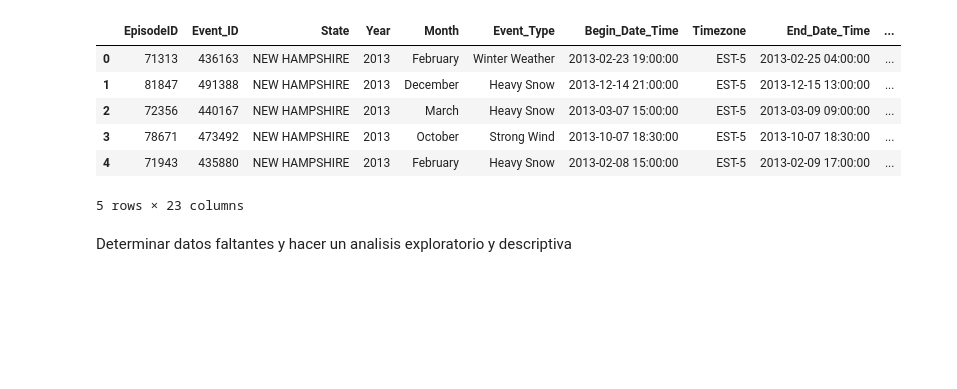
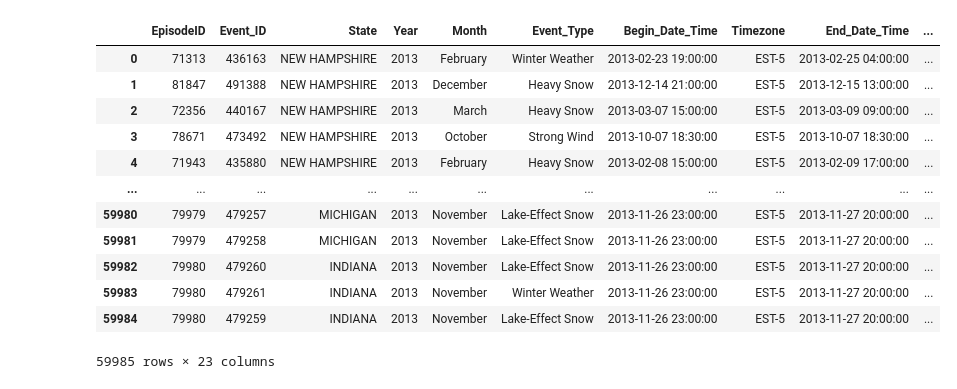
Before and after one commit to rauldgarcia/Data_analysis, a Jupyter notebook: CLASS 1/class_14.ipynb, the cells around one changed output. Drawn from its saved outputs; the diff is of its cells as text; code cells hidden in the pictures; blank space fills up the shorter version.

```diff
--- a/CLASS 1/class_14.ipynb
+++ b/CLASS 1/class_14.ipynb
@@ -5,15 +5,18 @@ import matplotlib.pyplot as plt
 import seaborn as sns
 # %%
 storms2013 = pd.read_csv('StormEvents_2013.csv')
-storms2013.head()
+storms2013
 # %% [output]
 |  | EpisodeID | Event_ID | State | Year | Month | Event_Type | Begin_Date_Time | Timezone | End_Date_Time | ... |
 | 0 | 71313 | 436163 | NEW HAMPSHIRE | 2013 | February | Winter Weather | 2013-02-23 19:00:00 | EST-5 | 2013-02-25 04:00:00 | ... |
 | 1 | 81847 | 491388 | NEW HAMPSHIRE | 2013 | December | Heavy Snow | 2013-12-14 21:00:00 | EST-5 | 2013-12-15 13:00:00 | ... |
 | 2 | 72356 | 440167 | NEW HAMPSHIRE | 2013 | March | Heavy Snow | 2013-03-07 15:00:00 | EST-5 | 2013-03-09 09:00:00 | ... |
 | 3 | 78671 | 473492 | NEW HAMPSHIRE | 2013 | October | Strong Wind | 2013-10-07 18:30:00 | EST-5 | 2013-10-07 18:30:00 | ... |
 | 4 | 71943 | 435880 | NEW HAMPSHIRE | 2013 | February | Heavy Snow | 2013-02-08 15:00:00 | EST-5 | 2013-02-09 17:00:00 | ... |
+| ... | ... | ... | ... | ... | ... | ... | ... | ... | ... | ... |
+| 59980 | 79979 | 479257 | MICHIGAN | 2013 | November | Lake-Effect Snow | 2013-11-26 23:00:00 | EST-5 | 2013-11-27 20:00:00 | ... |
+| 59981 | 79979 | 479258 | MICHIGAN | 2013 | November | Lake-Effect Snow | 2013-11-26 23:00:00 | EST-5 | 2013-11-27 20:00:00 | ... |
+| 59982 | 79980 | 479260 | INDIANA | 2013 | November | Lake-Effect Snow | 2013-11-26 23:00:00 | EST-5 | 2013-11-27 20:00:00 | ... |
+| 59983 | 79980 | 479261 | INDIANA | 2013 | November | Winter Weather | 2013-11-26 23:00:00 | EST-5 | 2013-11-27 20:00:00 | ... |
+| 59984 | 79980 | 479259 | INDIANA | 2013 | November | Lake-Effect Snow | 2013-11-26 23:00:00 | EST-5 | 2013-11-27 20:00:00 | ... |
-5 rows × 23 columns
+59985 rows × 23 columns
-# %% [markdown]
-Determinar datos faltantes
-y hacer un analisis exploratorio y descriptiva
```
Also changed, not shown: parts of 22 cells of this notebook.
